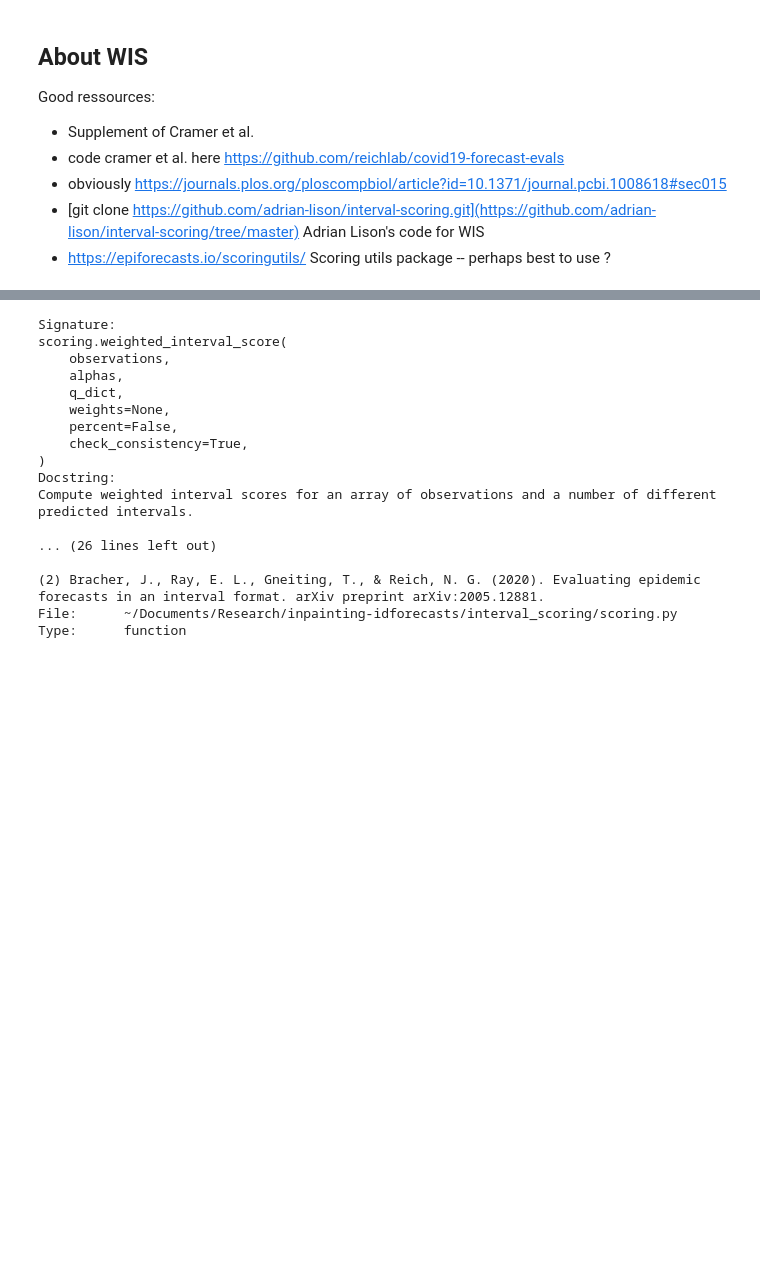
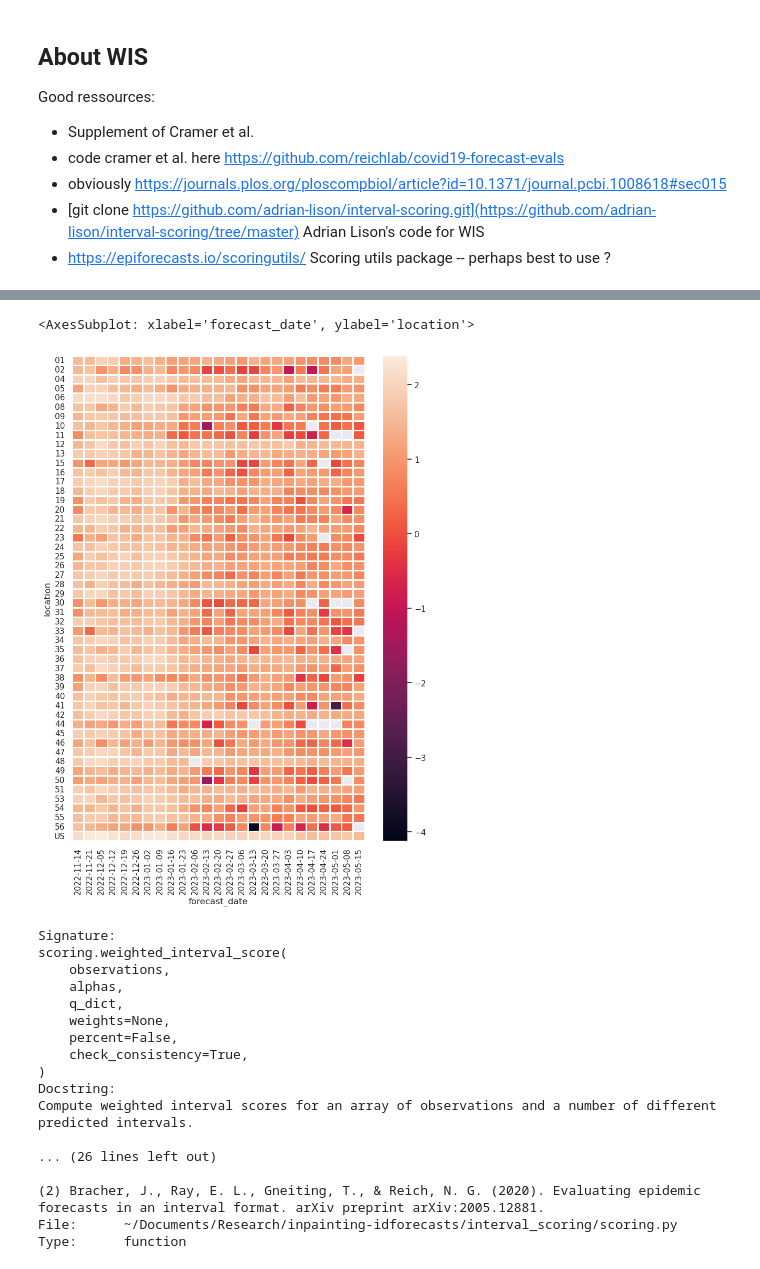
Before and after one commit to CyGei/influpaint, a Jupyter notebook: benchmark.ipynb, the cells around one changed output, grey strips where cells are left out. Drawn from its saved outputs; the diff is of its cells as text; code cells hidden in the pictures; blank space fills up the shorter version.

```diff
--- a/benchmark.ipynb
+++ b/benchmark.ipynb
@@ -81,0 +150,8 @@ q_dict[0.01]
+# %%
+tp = wis_total[wis_total["target"]=="1 wk ahead"].pivot(values="wis_total", index="location", columns="forecast_date")
+tp = np.log(tp)
+f, ax = plt.subplots(figsize=(9, 12))
+sns.heatmap(np.log(tp), annot=False, fmt="", linewidths=1, ax=ax)
+# %% [output]
+<AxesSubplot: xlabel='forecast_date', ylabel='location'>
+[figure, added]
```
Also changed, not shown: parts of 13 cells of this notebook.
